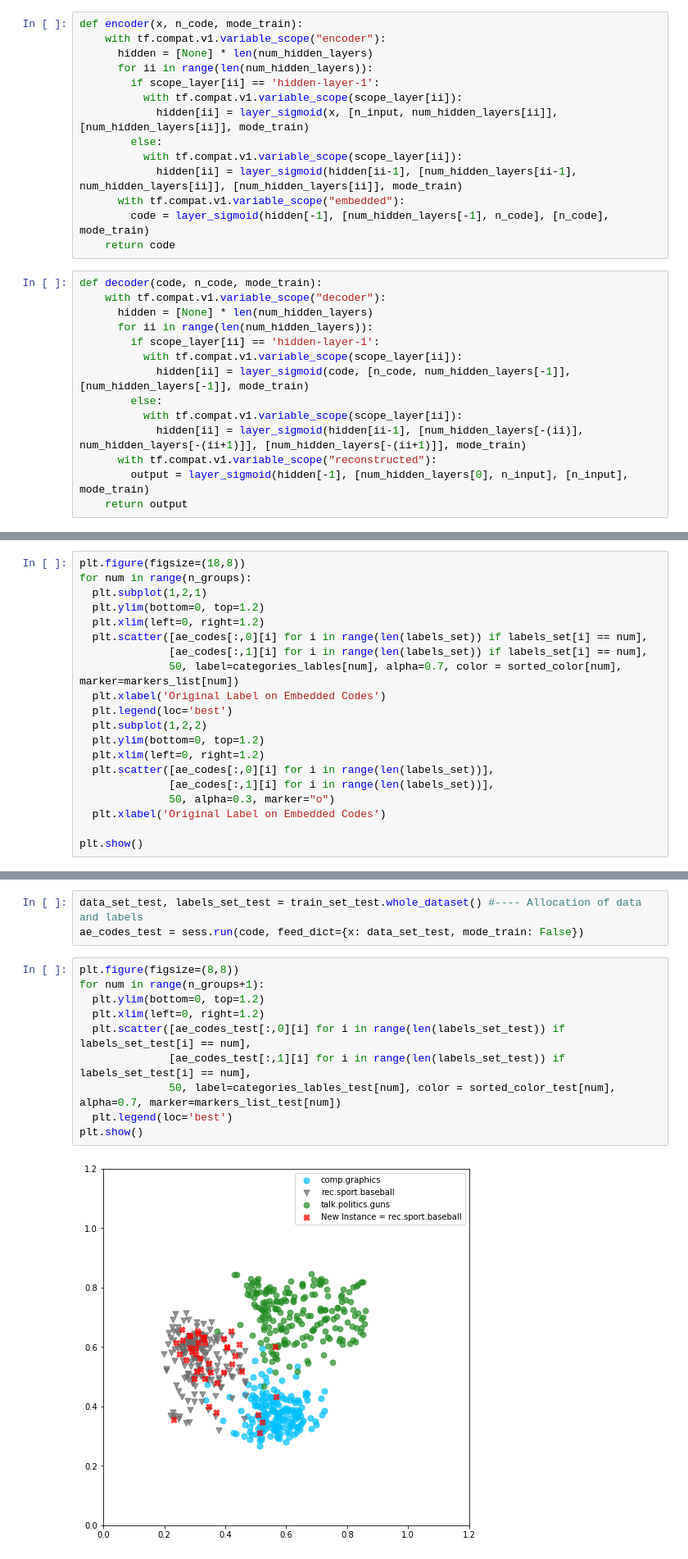
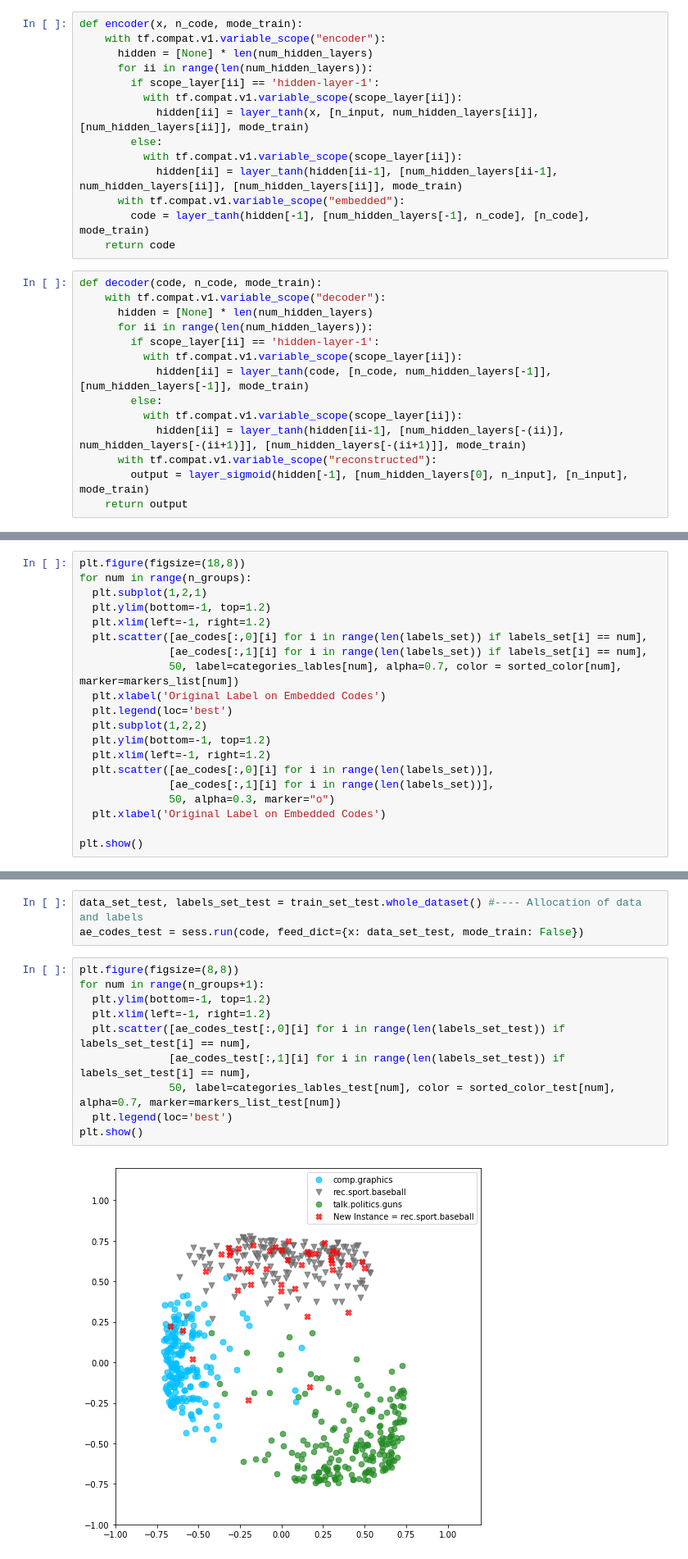
Before and after one commit to saman-nia/Deep-Learning-for-Dimensionality-Reduction, a Jupyter notebook: Text Documents Dimensionality Reduction/3NG.ipynb, the cells around one changed output, grey strips where cells are left out. Shown: that part at 82% size. Cells and saved outputs as stored; diff of their text form.

```diff
--- a/Text Documents Dimensionality Reduction/3NG.ipynb
+++ b/Text Documents Dimensionality Reduction/3NG.ipynb
@@ -313,12 +313,12 @@ def encoder(x, n_code, mode_train):
       for ii in range(len(num_hidden_layers)):
         if scope_layer[ii] == 'hidden-layer-1':
           with tf.compat.v1.variable_scope(scope_layer[ii]):
-            hidden[ii] = layer_sigmoid(x, [n_input, num_hidden_layers[ii]], [num_hidden_layers[ii]], mode_train)
+            hidden[ii] = layer_tanh(x, [n_input, num_hidden_layers[ii]], [num_hidden_layers[ii]], mode_train)
         else:
           with tf.compat.v1.variable_scope(scope_layer[ii]):
-            hidden[ii] = layer_sigmoid(hidden[ii-1], [num_hidden_layers[ii-1], num_hidden_layers[ii]], [num_hidden_layers[ii]], mode_train)
+            hidden[ii] = layer_tanh(hidden[ii-1], [num_hidden_layers[ii-1], num_hidden_layers[ii]], [num_hidden_layers[ii]], mode_train)
       with tf.compat.v1.variable_scope("embedded"):
-        code = layer_sigmoid(hidden[-1], [num_hidden_layers[-1], n_code], [n_code], mode_train)
+        code = layer_tanh(hidden[-1], [num_hidden_layers[-1], n_code], [n_code], mode_train)
     return code
 # %%
 def decoder(code, n_code, mode_train):
@@ -327,10 +327,10 @@ def decoder(code, n_code, mode_train):
       for ii in range(len(num_hidden_layers)):
         if scope_layer[ii] == 'hidden-layer-1':
           with tf.compat.v1.variable_scope(scope_layer[ii]):
-            hidden[ii] = layer_sigmoid(code, [n_code, num_hidden_layers[-1]], [num_hidden_layers[-1]], mode_train)
+            hidden[ii] = layer_tanh(code, [n_code, num_hidden_layers[-1]], [num_hidden_layers[-1]], mode_train)
         else:
           with tf.compat.v1.variable_scope(scope_layer[ii]):
-            hidden[ii] = layer_sigmoid(hidden[ii-1], [num_hidden_layers[-(ii)], num_hidden_layers[-(ii+1)]], [num_hidden_layers[-(ii+1)]], mode_train)
+            hidden[ii] = layer_tanh(hidden[ii-1], [num_hidden_layers[-(ii)], num_hidden_layers[-(ii+1)]], [num_hidden_layers[-(ii+1)]], mode_train)
       with tf.compat.v1.variable_scope("reconstructed"):
         output = layer_sigmoid(hidden[-1], [num_hidden_layers[0], n_input], [n_input], mode_train)
     return output
@@ -538,16 +537,16 @@ nmi_KMeans_code = normalized_mutual_info_score(labels_set, pred_KMeans_code)
 plt.figure(figsize=(18,8))
 for num in range(n_groups):
   plt.subplot(1,2,1)
-  plt.ylim(bottom=0, top=1.2)
-  plt.xlim(left=0, right=1.2)
+  plt.ylim(bottom=-1, top=1.2)
+  plt.xlim(left=-1, right=1.2)
   plt.scatter([ae_codes[:,0][i] for i in range(len(labels_set)) if labels_set[i] == num],
               [ae_codes[:,1][i] for i in range(len(labels_set)) if labels_set[i] == num],
               50, label=categories_lables[num], alpha=0.7, color = sorted_color[num], marker=markers_list[num])
   plt.xlabel('Original Label on Embedded Codes')
   plt.legend(loc='best')
   plt.subplot(1,2,2)
-  plt.ylim(bottom=0, top=1.2)
-  plt.xlim(left=0, right=1.2)
+  plt.ylim(bottom=-1, top=1.2)
+  plt.xlim(left=-1, right=1.2)
   plt.scatter([ae_codes[:,0][i] for i in range(len(labels_set))],
               [ae_codes[:,1][i] for i in range(len(labels_set))],
               50, alpha=0.3, marker="o")
@@ -592,15 +591,15 @@ ae_codes_test = sess.run(code, feed_dict={x: data_set_test, mode_train: False})
 # %%
 plt.figure(figsize=(8,8))
 for num in range(n_groups+1):
-  plt.ylim(bottom=0, top=1.2)
-  plt.xlim(left=0, right=1.2)
+  plt.ylim(bottom=-1, top=1.2)
+  plt.xlim(left=-1, right=1.2)
   plt.scatter([ae_codes_test[:,0][i] for i in range(len(labels_set_test)) if labels_set_test[i] == num],
               [ae_codes_test[:,1][i] for i in range(len(labels_set_test)) if labels_set_test[i] == num],
               50, label=categories_lables_test[num], color = sorted_color_test[num], alpha=0.7, marker=markers_list_test[num])
   plt.legend(loc='best')
 plt.show()
 # %% [output]
-[figure, old version]
+[figure, new version]
 # %%
 from sklearn import svm
 from sklearn import metrics
```
Also changed, not shown: parts of 6 cells of this notebook.
